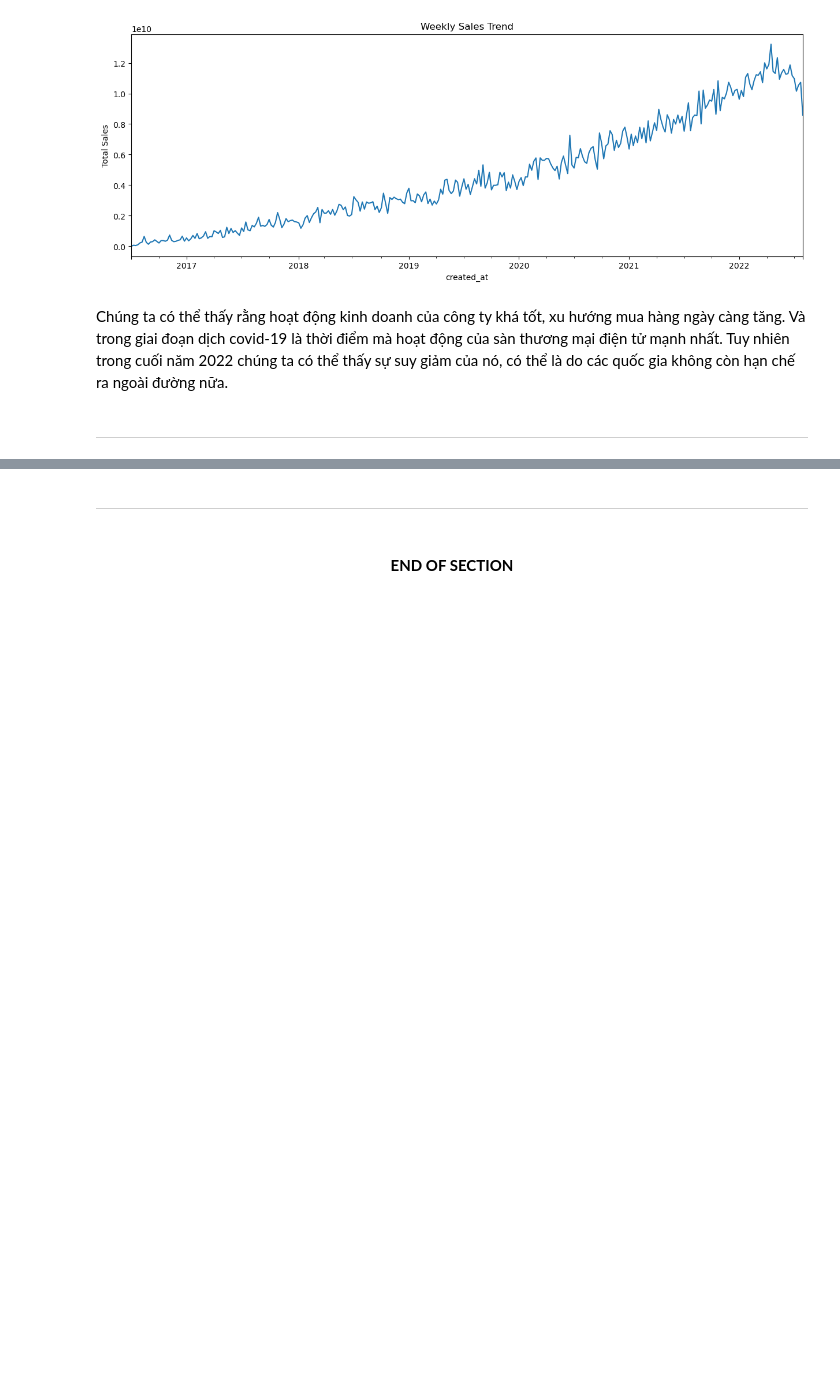
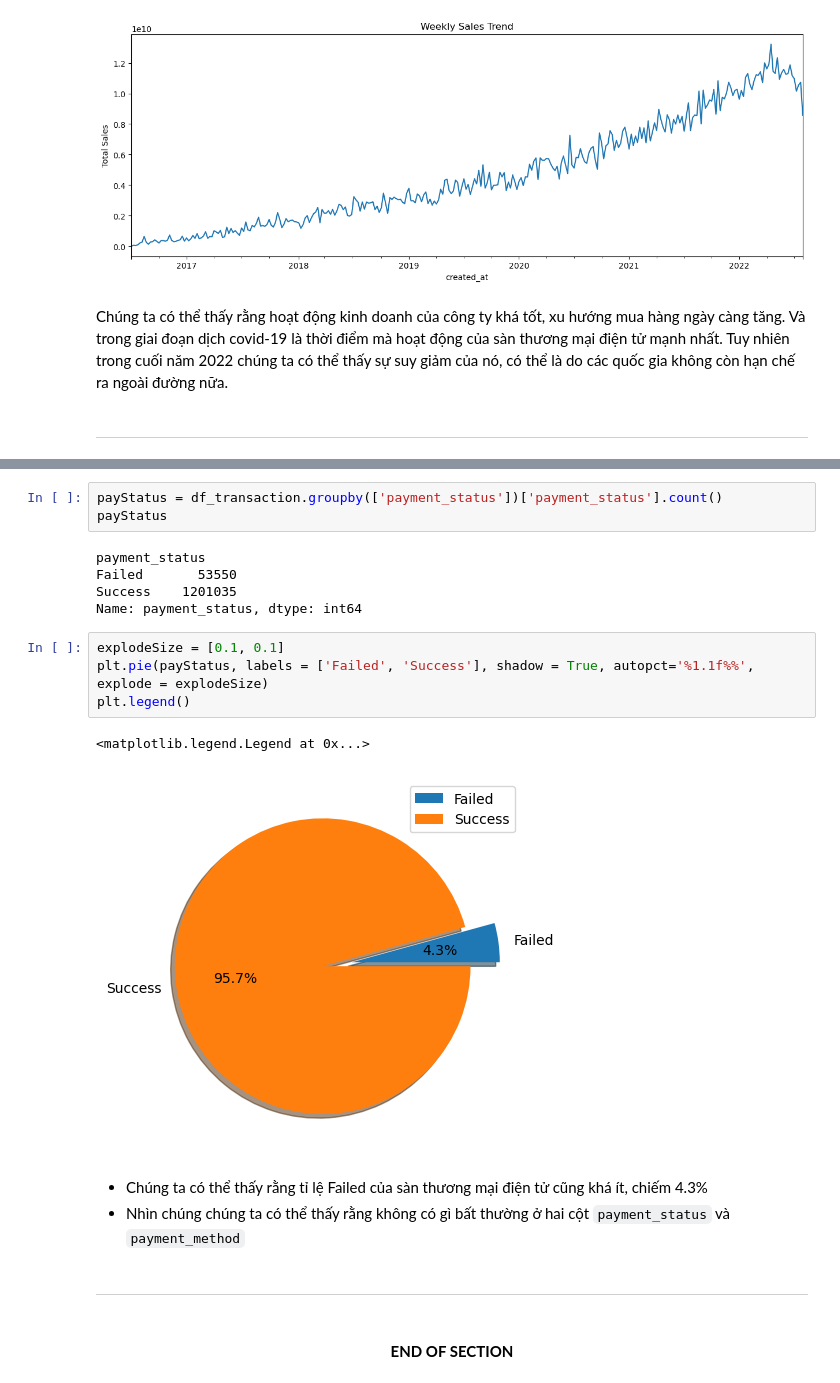
Before and after one commit to thanhanphan17/fashion-campus-dataset-analysis, a Jupyter notebook: [02]-Exploring-and-Preprocessing-Data.ipynb, the cells around one changed output, grey strips where cells are left out. Saved outputs shown, nothing was run; the diff lists cells and outputs as text; blank space fills up the shorter version.

```diff
--- a/[02]-Exploring-and-Preprocessing-Data.ipynb
+++ b/[02]-Exploring-and-Preprocessing-Data.ipynb
@@ -700,3 +765,21 @@ Chúng ta có thể thấy rằng hoạt động kinh doanh của công ty khá
+# %%
+payStatus = df_transaction.groupby(['payment_status'])['payment_status'].count()
+payStatus
+# %% [output]
+payment_status
+Failed       53550
+Success    1201035
+Name: payment_status, dtype: int64
+# %%
+explodeSize = [0.1, 0.1]
+plt.pie(payStatus, labels = ['Failed', 'Success'], shadow = True, autopct='%1.1f%%', explode = explodeSize)
+plt.legend()
+# %% [output]
+<matplotlib.legend.Legend at 0x...>
+[figure, added]
+# %% [markdown]
+- Chúng ta có thể thấy rằng tỉ lệ Failed của sàn thương mại điện tử cũng khá ít, chiếm 4.3%
+- Nhìn chúng chúng ta có thể thấy rằng không có gì bất thường ở hai cột `payment_status` và `payment_method`
 # %% [markdown]
 ---
 # %% [markdown]
```
Also changed, not shown: parts of 13 cells of this notebook.
